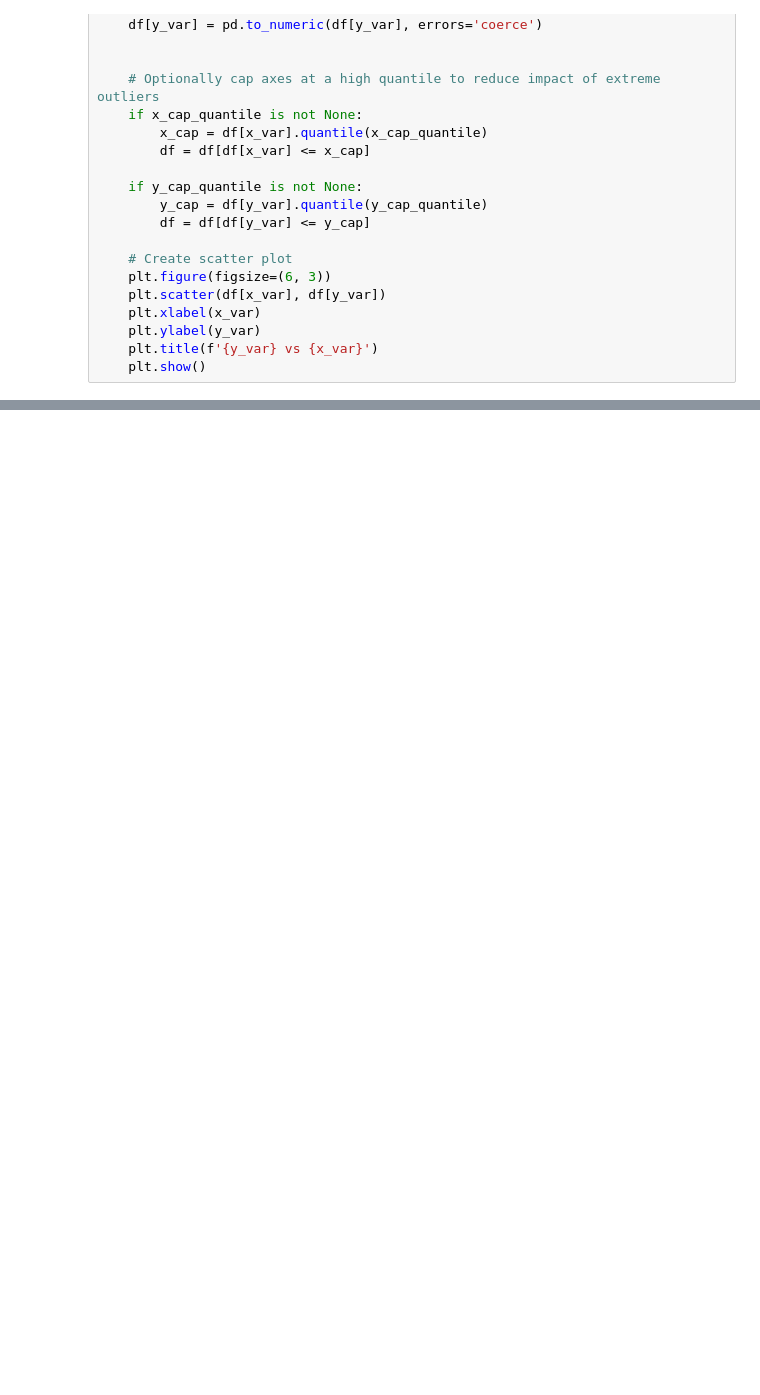
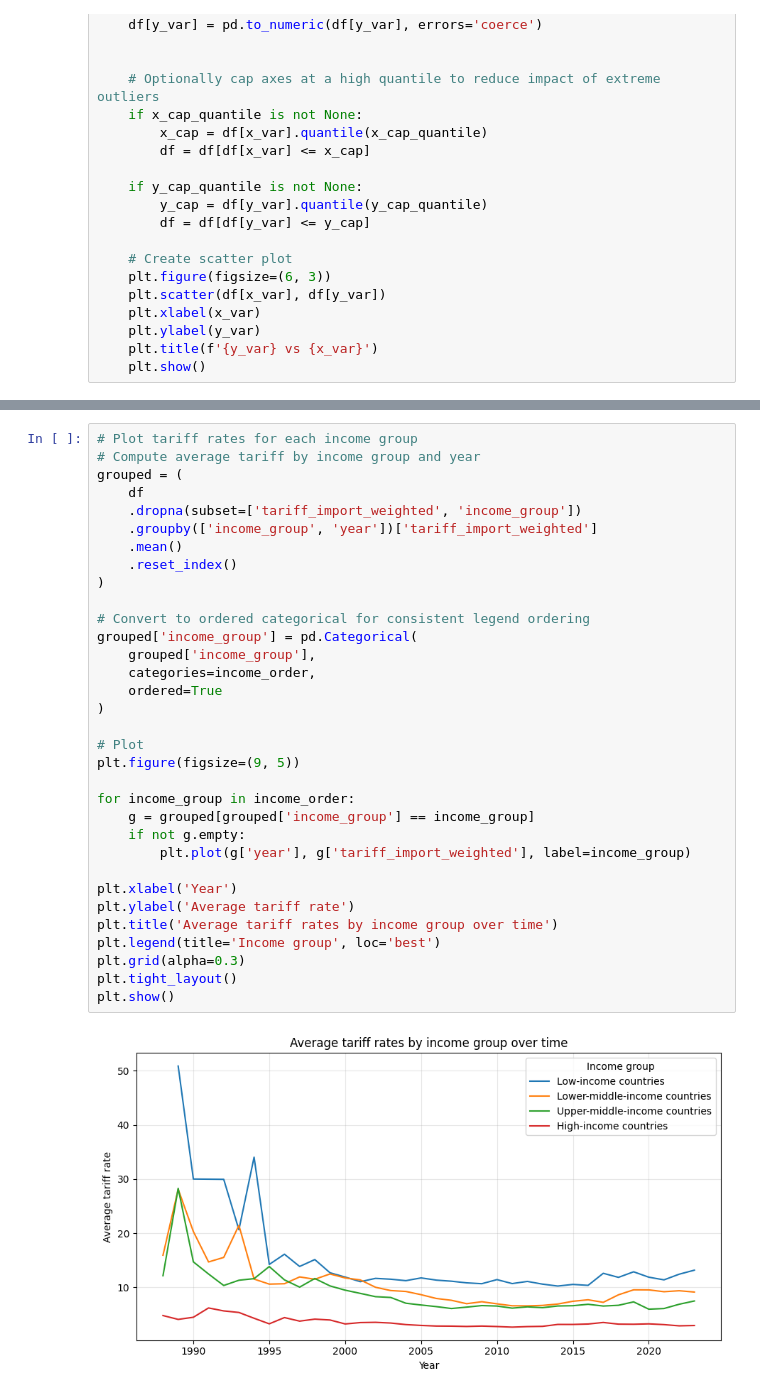
Before and after one commit to RadostTrak/trade-growth-panel-analysis, a Jupyter notebook: 02_data_exploration.ipynb, the cells around one changed output, grey strips where cells are left out. Saved outputs shown, nothing was run; the diff lists cells and outputs as text; blank space fills up the shorter version.

```diff
--- a/02_data_exploration.ipynb
+++ b/02_data_exploration.ipynb
@@ -111,0 +115,35 @@ plt.show()
+# %%
+# Plot tariff rates for each income group
+# Compute average tariff by income group and year
+grouped = (
+    df
+    .dropna(subset=['tariff_import_weighted', 'income_group'])
+    .groupby(['income_group', 'year'])['tariff_import_weighted']
+    .mean()
+    .reset_index()
+)
+
+# Convert to ordered categorical for consistent legend ordering
+grouped['income_group'] = pd.Categorical(
+    grouped['income_group'],
+    categories=income_order,
+    ordered=True
+)
+
+# Plot
+plt.figure(figsize=(9, 5))
+
+for income_group in income_order:
+    g = grouped[grouped['income_group'] == income_group]
+    if not g.empty:
+        plt.plot(g['year'], g['tariff_import_weighted'], label=income_group)
+
+plt.xlabel('Year')
+plt.ylabel('Average tariff rate')
+plt.title('Average tariff rates by income group over time')
+plt.legend(title='Income group', loc='best')
+plt.grid(alpha=0.3)
+plt.tight_layout()
+plt.show()
+# %% [output]
+[figure, added]
```
Also changed, not shown: parts of 6 cells of this notebook.
